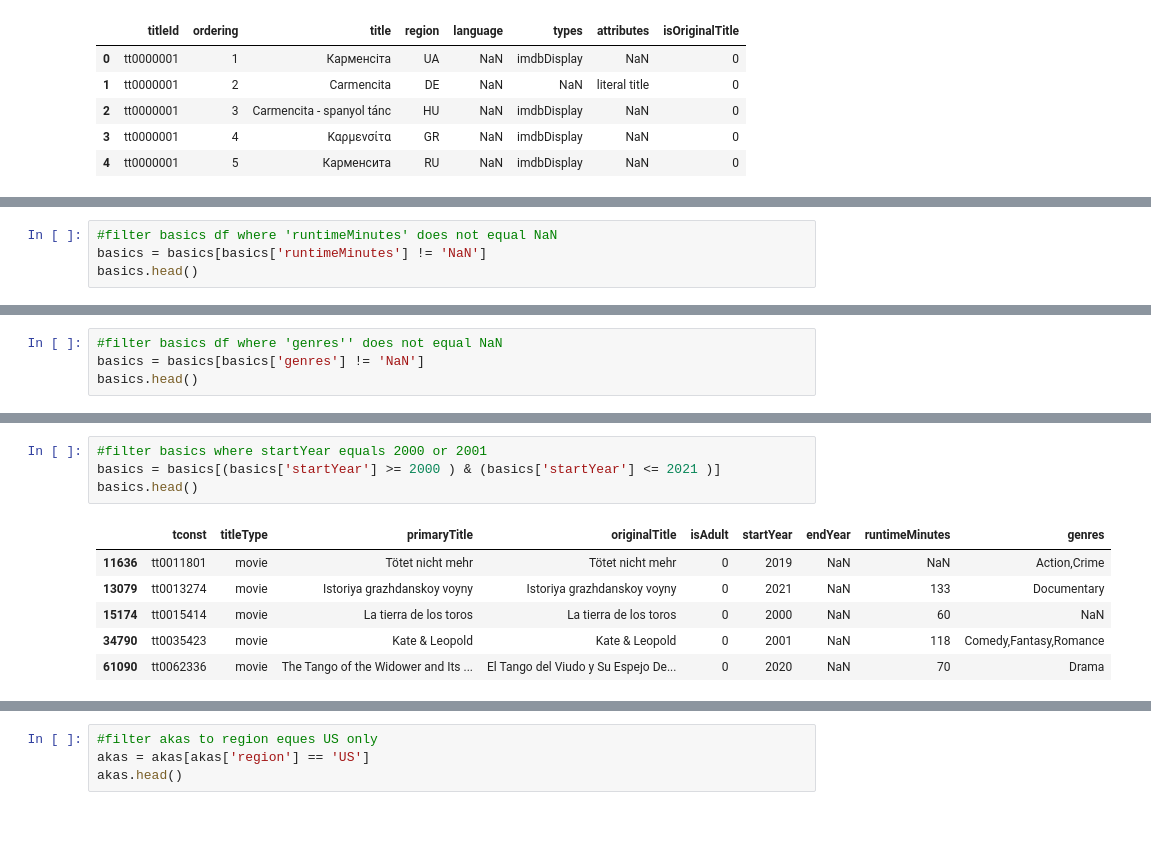
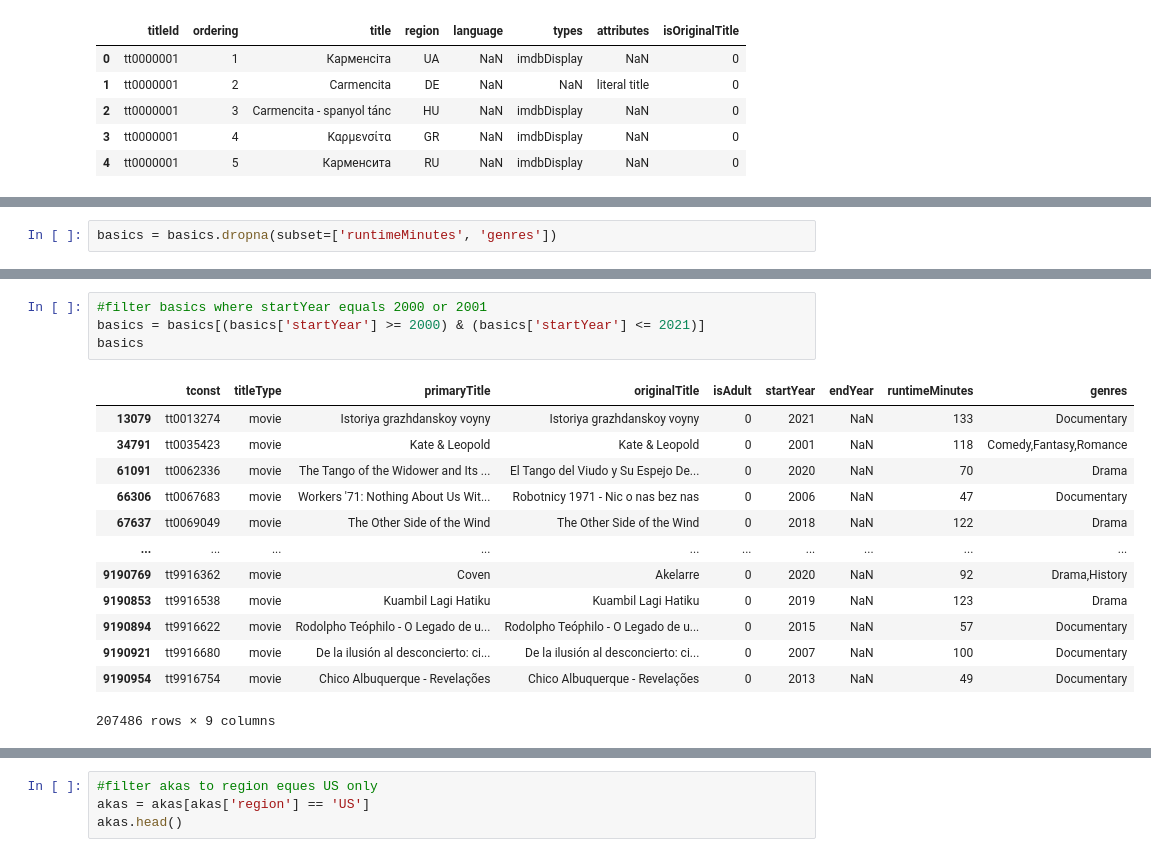
Before and after one commit to thomasgreenacre/DE_Wk1_Project-3--Part1--core-, a Jupyter notebook: DE_Wk1_Project3_Part1(core).ipynb, the cells around one changed output, grey strips where cells are left out. Saved outputs shown, nothing was run; the diff lists cells and outputs as text; blank space fills up the shorter version.

```diff
--- a/DE_Wk1_Project3_Part1(core).ipynb
+++ b/DE_Wk1_Project3_Part1(core).ipynb
@@ -161,4 +167,0 @@ ratings.head()
-# %%
-#filter basics df where 'runtimeMinutes' does not equal NaN
-basics = basics[basics['runtimeMinutes'] != 'NaN']
-basics.head()
@@ -172,4 +167,0 @@ basics.head()
-# %%
-#filter basics df where 'genres'' does not equal NaN
-basics = basics[basics['genres'] != 'NaN']
-basics.head()
@@ -183,3 +168,5 @@ basics.head()
+# %%
+basics = basics.dropna(subset=['runtimeMinutes', 'genres'])
 # %%
 #filter basics df where 'titleType'' equals 'movie'
 basics = basics[basics['titleType'] == 'movie']
@@ -194,14 +188,21 @@ basics.head()
 # %%
 #filter basics where startYear equals 2000 or 2001
-basics = basics[(basics['startYear'] >= 2000 ) & (basics['startYear'] <= 2021 )]
-basics.head()
+basics = basics[(basics['startYear'] >= 2000) & (basics['startYear'] <= 2021)]
+basics
 # %% [output]
 |  | tconst | titleType | primaryTitle | originalTitle | isAdult | startYear | endYear | runtimeMinutes | genres |
-| 11636 | tt0011801 | movie | Tötet nicht mehr | Tötet nicht mehr | 0 | 2019 | NaN | NaN | Action,Crime |
 | 13079 | tt0013274 | movie | Istoriya grazhdanskoy voyny | Istoriya grazhdanskoy voyny | 0 | 2021 | NaN | 133 | Documentary |
-| 15174 | tt0015414 | movie | La tierra de los toros | La tierra de los toros | 0 | 2000 | NaN | 60 | NaN |
-| 34790 | tt0035423 | movie | Kate & Leopold | Kate & Leopold | 0 | 2001 | NaN | 118 | Comedy,Fantasy,Romance |
-| 61090 | tt0062336 | movie | The Tango of the Widower and Its ... | El Tango del Viudo y Su Espejo De... | 0 | 2020 | NaN | 70 | Drama |
+| 34791 | tt0035423 | movie | Kate & Leopold | Kate & Leopold | 0 | 2001 | NaN | 118 | Comedy,Fantasy,Romance |
+| 61091 | tt0062336 | movie | The Tango of the Widower and Its ... | El Tango del Viudo y Su Espejo De... | 0 | 2020 | NaN | 70 | Drama |
+| 66306 | tt0067683 | movie | Workers '71: Nothing About Us Wit... | Robotnicy 1971 - Nic o nas bez nas | 0 | 2006 | NaN | 47 | Documentary |
+| 67637 | tt0069049 | movie | The Other Side of the Wind | The Other Side of the Wind | 0 | 2018 | NaN | 122 | Drama |
+| ... | ... | ... | ... | ... | ... | ... | ... | ... | ... |
+| 9190769 | tt9916362 | movie | Coven | Akelarre | 0 | 2020 | NaN | 92 | Drama,History |
+| 9190853 | tt9916538 | movie | Kuambil Lagi Hatiku | Kuambil Lagi Hatiku | 0 | 2019 | NaN | 123 | Drama |
+| 9190894 | tt9916622 | movie | Rodolpho Teóphilo - O Legado de u... | Rodolpho Teóphilo - O Legado de u... | 0 | 2015 | NaN | 57 | Documentary |
+| 9190921 | tt9916680 | movie | De la ilusión al desconcierto: ci... | De la ilusión al desconcierto: ci... | 0 | 2007 | NaN | 100 | Documentary |
+| 9190954 | tt9916754 | movie | Chico Albuquerque - Revelações | Chico Albuquerque - Revelações | 0 | 2013 | NaN | 49 | Documentary |
+207486 rows × 9 columns
 # %%
 #use value_counts funtion to view unique naming conventions to determine US
 akas.value_counts('region')
```
Also changed, not shown: parts of 20 cells of this notebook, 10 other files.
